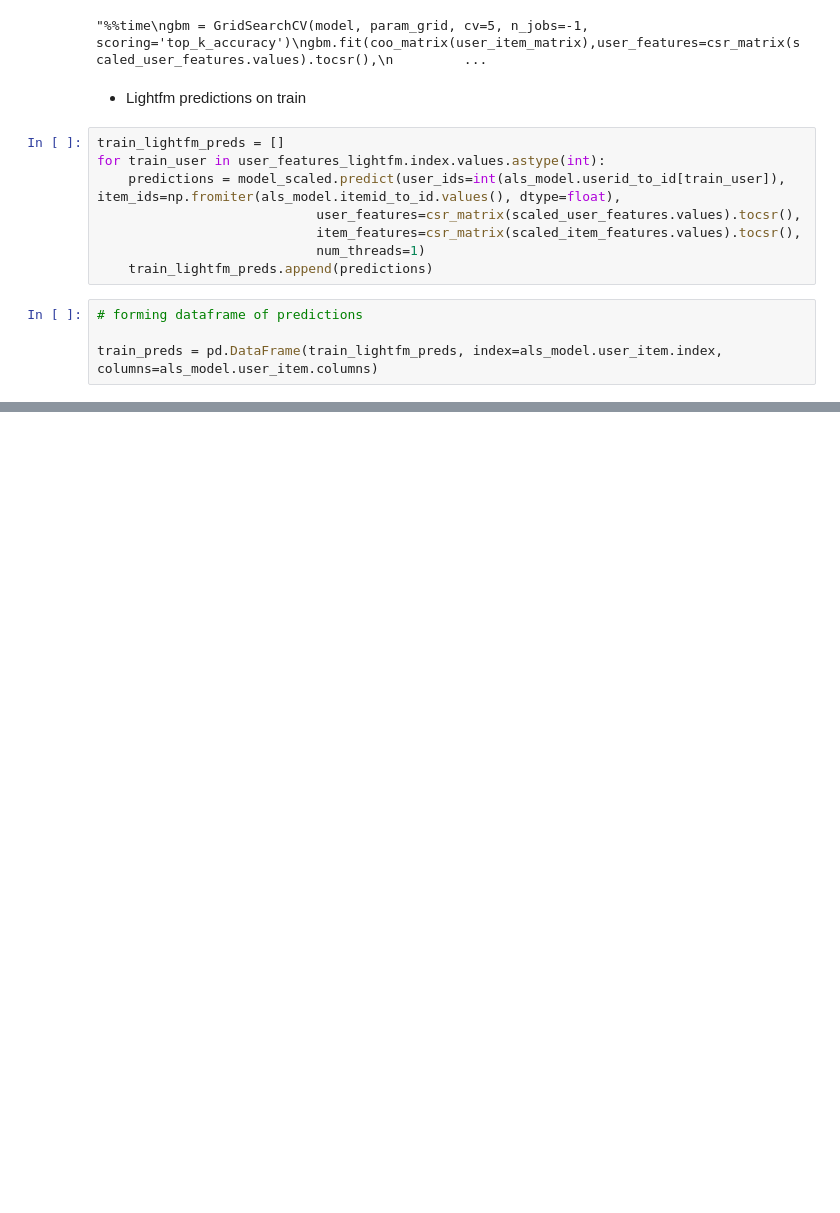
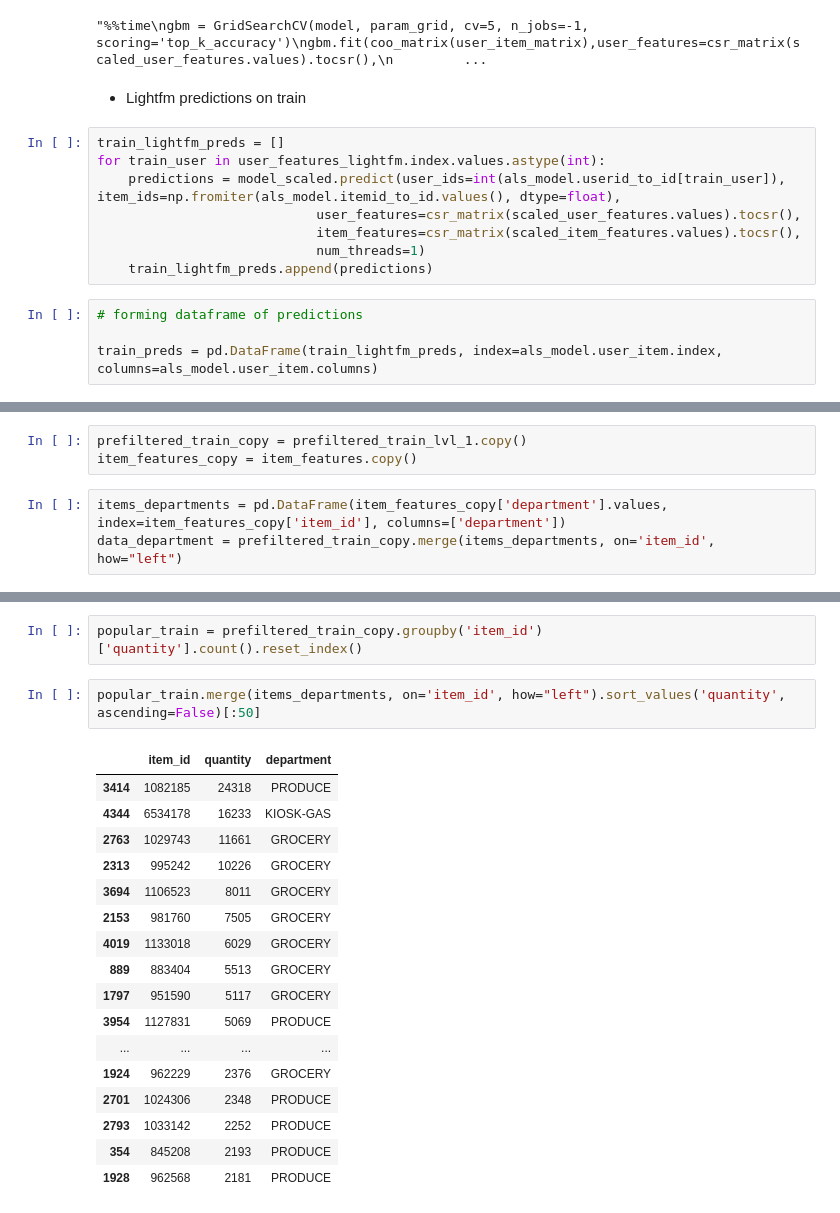
Before and after one commit to aldalinde/ReSys, a Jupyter notebook: final_project/rs_project.ipynb, the cells around one changed output, grey strips where cells are left out. Drawn from its saved outputs; the diff is of its cells as text; blank space fills up the shorter version.

```diff
--- a/final_project/rs_project.ipynb
+++ b/final_project/rs_project.ipynb
@@ -553,0 +838,6 @@ np.mean(pres_users)
+# %%
+prefiltered_train_copy = prefiltered_train_lvl_1.copy()
+item_features_copy = item_features.copy()
+# %%
+items_departments = pd.DataFrame(item_features_copy['department'].values, index=item_features_copy['item_id'], columns=['department'])
+data_department = prefiltered_train_copy.merge(items_departments, on='item_id', how="left")
@@ -553,0 +865,22 @@ np.mean(pres_users)
+# %%
+popular_train = prefiltered_train_copy.groupby('item_id')['quantity'].count().reset_index()
+# %%
+popular_train.merge(items_departments, on='item_id', how="left").sort_values('quantity', ascending=False)[:50]
+# %% [output]
+|  | item_id | quantity | department |
+| 3414 | 1082185 | 24318 | PRODUCE |
+| 4344 | 6534178 | 16233 | KIOSK-GAS |
+| 2763 | 1029743 | 11661 | GROCERY |
+| 2313 | 995242 | 10226 | GROCERY |
+| 3694 | 1106523 | 8011 | GROCERY |
+| 2153 | 981760 | 7505 | GROCERY |
+| 4019 | 1133018 | 6029 | GROCERY |
+| 889 | 883404 | 5513 | GROCERY |
+| 1797 | 951590 | 5117 | GROCERY |
+| 3954 | 1127831 | 5069 | PRODUCE |
+| ... | ... | ... | ... |
+| 1924 | 962229 | 2376 | GROCERY |
+| 2701 | 1024306 | 2348 | PRODUCE |
+| 2793 | 1033142 | 2252 | PRODUCE |
+| 354 | 845208 | 2193 | PRODUCE |
+| 1928 | 962568 | 2181 | PRODUCE |
```
Also changed, not shown: parts of 76 cells of this notebook, 1 other file.
